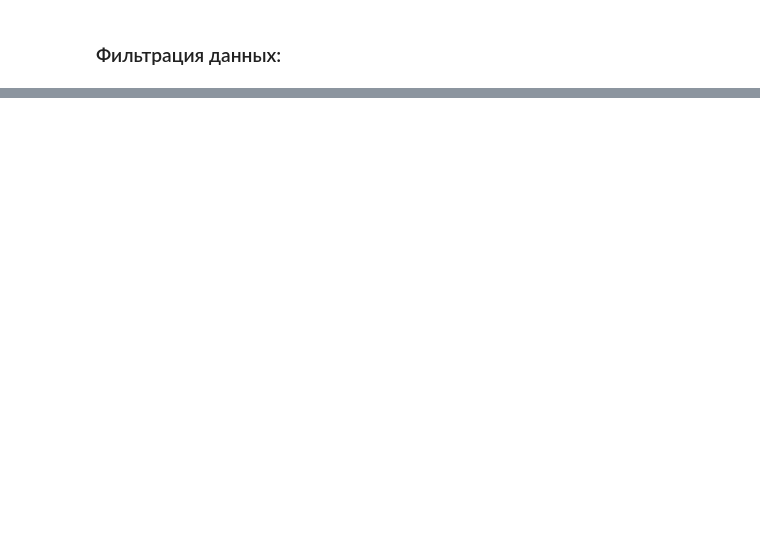
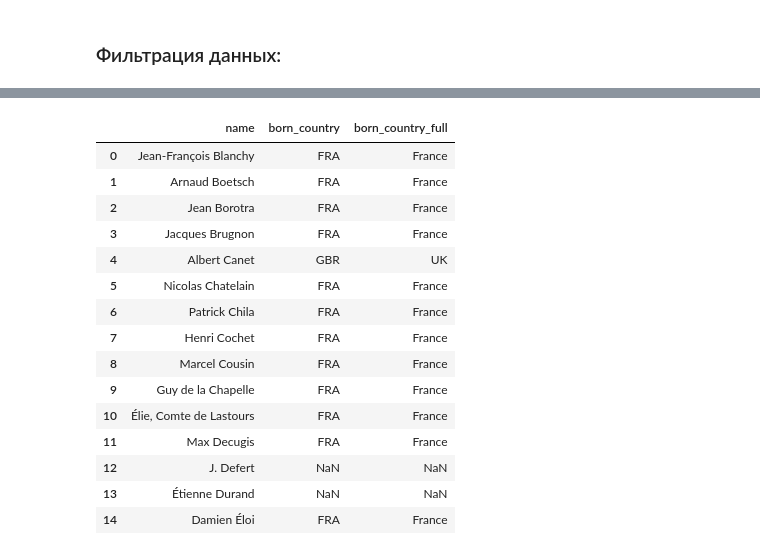
Before and after one commit to Andrey-Shatsev/pandas_edu, a Jupyter notebook: Andrey_nb/tutorial.ipynb, the cells around one changed output, grey strips where cells are left out. Cells and saved outputs as stored; diff of their text form; code cells hidden in the pictures; blank space fills up the shorter version.

Commit message:
placed a few topics into tutorial.ipynb file

```diff
--- a/Andrey_nb/tutorial.ipynb
+++ b/Andrey_nb/tutorial.ipynb
@@ -334,0 +277,2 @@ bios.query('born_country == "USA"')
+# %%
+bios_new['Category'] = bios_new.apply(categorize_athlete, axis=1)
@@ -334,0 +290,2 @@ bios.query('born_country == "USA"')
+# %%
+nocs = pd.read_csv('../complete-pandas-tutorial/data/noc_regions.csv')
@@ -334,0 +301,23 @@ bios.query('born_country == "USA"')
+# %%
+bios2 = pd.merge(bios_new, nocs, left_on='born_country', right_on='NOC', how='left')
+# %%
+bios2.rename(columns={'region':'born_country_full'}, inplace=True)
+# %%
+bios2[['name', 'born_country', 'born_country_full']].head(15)
+# %% [output]
+|  | name | born_country | born_country_full |
+| 0 | Jean-François Blanchy | FRA | France |
+| 1 | Arnaud Boetsch | FRA | France |
+| 2 | Jean Borotra | FRA | France |
+| 3 | Jacques Brugnon | FRA | France |
+| 4 | Albert Canet | GBR | UK |
+| 5 | Nicolas Chatelain | FRA | France |
+| 6 | Patrick Chila | FRA | France |
+| 7 | Henri Cochet | FRA | France |
+| 8 | Marcel Cousin | FRA | France |
+| 9 | Guy de la Chapelle | FRA | France |
+| 10 | Élie, Comte de Lastours | FRA | France |
+| 11 | Max Decugis | FRA | France |
+| 12 | J. Defert | NaN | NaN |
+| 13 | Étienne Durand | NaN | NaN |
+| 14 | Damien Éloi | FRA | France |
```
Also changed, not shown: parts of 53 cells of this notebook.
